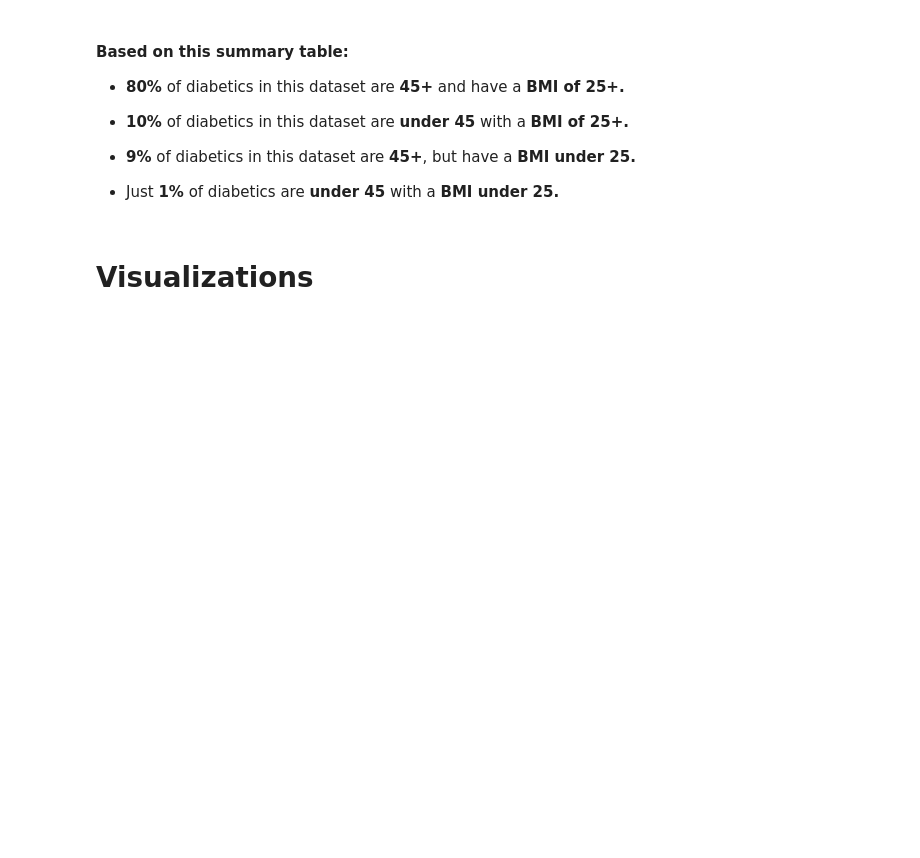
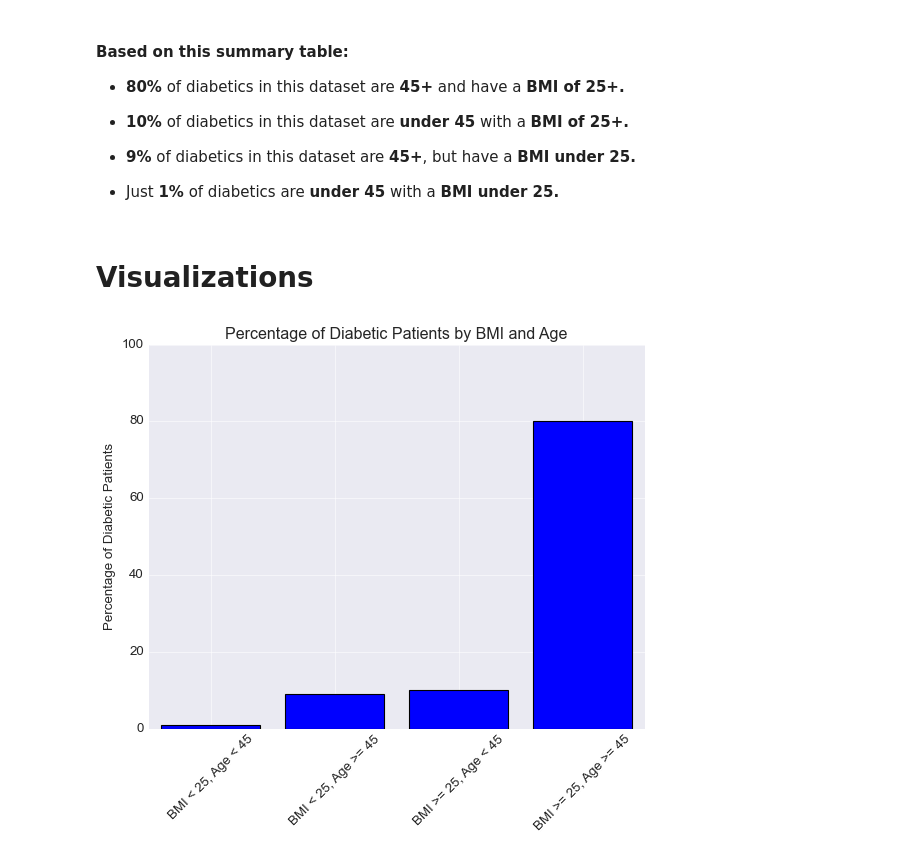
Before and after one commit to K01t0N/project-1, a Jupyter notebook: data_notebook.ipynb, the cells around one changed output. Drawn from its saved outputs; the diff is of its cells as text; code cells hidden in the pictures; blank space fills up the shorter version.

Commit message:
Added visualizations

```diff
--- a/data_notebook.ipynb
+++ b/data_notebook.ipynb
@@ -239,3 +239,17 @@ summary_3a
 - Just **1%** of diabetics are **under 45** with a **BMI under 25.**
 # %% [markdown]
 # Visualizations
+# %%
+#Import dependancy for plotting
+
+import matplotlib.pyplot as plt
+yaxis = [x*100 for x in summary_3a["diabetes"]]
+plt.style.use('seaborn-v0_8-darkgrid')
+plt.bar([0,1,2,3], yaxis)
+plt.xticks([0,1,2,3], ["BMI < 25, Age < 45", "BMI < 25, Age >= 45", "BMI >= 25, Age < 45", "BMI >= 25, Age >= 45"], rotation=45)
+plt.ylim(0, 100)
+plt.ylabel("Percentage of Diabetic Patients")
+plt.title("Percentage of Diabetic Patients by BMI and Age")
+plt.show()
+# %% [output]
+[figure, added]
```
Also changed, not shown: parts of 6 cells of this notebook.
